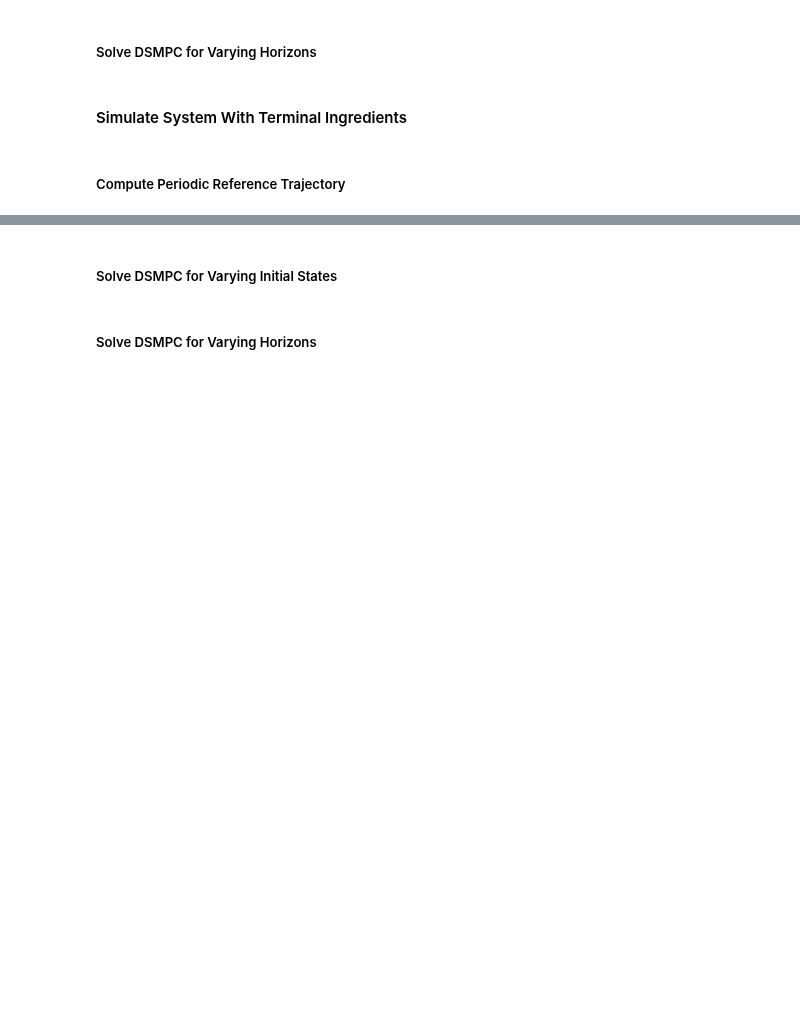
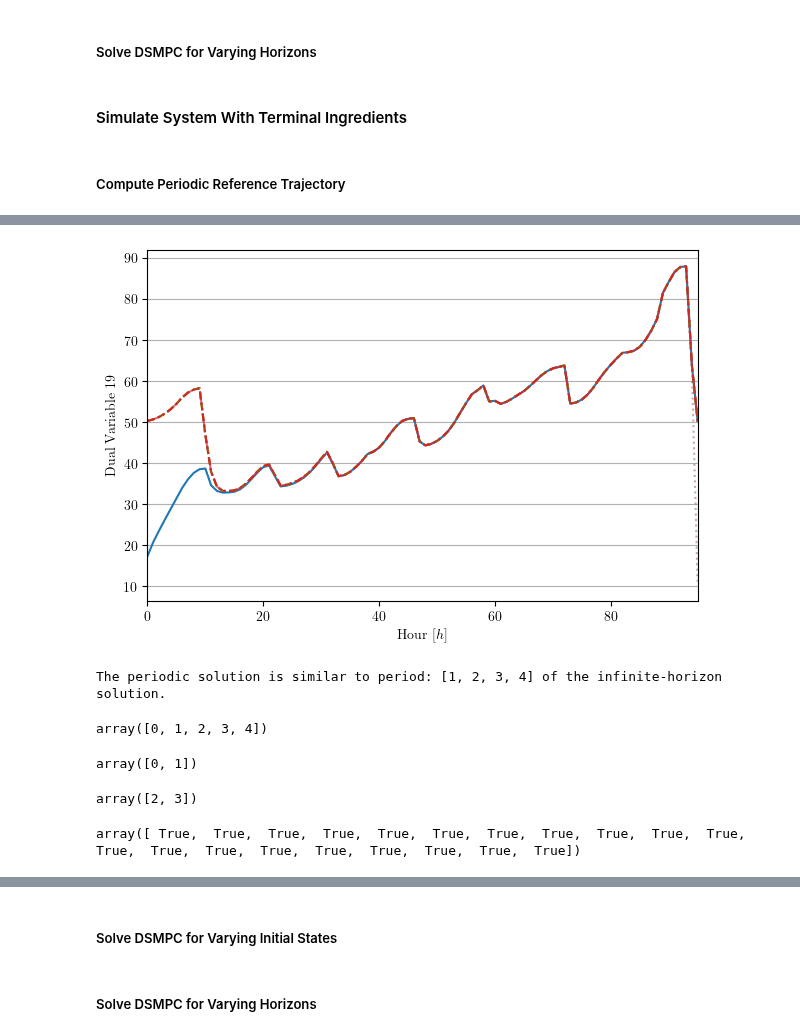
Before and after one commit to Gedlex/time-varying-RHGs, a Jupyter notebook: empc_DSMPC.ipynb, the cells around one changed output, grey strips where cells are left out. Drawn from its saved outputs; the diff is of its cells as text; code cells hidden in the pictures; blank space fills up the shorter version.

```diff
--- a/empc_DSMPC.ipynb
+++ b/empc_DSMPC.ipynb
@@ -77,7 +161,7 @@ for i, xi_0 in enumerate(tqdm(x_0, desc='Trajectories')):
     # Simulate closed-loop system
     for t in tqdm(range(num_steps),desc='     MPC', leave=False):
         # Solve the EMPC problem
-        sol_u, sol_x, error_msg = ctrl.solve(t=t, x_0=x[i,t,:])
+        sol_u, sol_x, error_msg, _ = ctrl.solve(t=t, x_0=x[i,t,:])
         if error_msg != None:
             warnings.warn(error_msg)
             break
@@ -125,7 +209,7 @@ for i, N in enumerate(tqdm(horizon, desc='Horizons')):
     # Simulate closed-loop system
     for t in tqdm(range(num_steps),desc='   MPC', leave=False):
         # Solve the EMPC problem
-        sol_u, sol_x, error_msg = ctrl2.solve(t=t, x_0=x2[i,t,:])
+        sol_u, sol_x, error_msg, _ = ctrl2.solve(t=t, x_0=x2[i,t,:])
         if error_msg != None:
             warnings.warn(error_msg)
             break
@@ -144,19 +228,23 @@ for i, N in enumerate(tqdm(horizon, desc='Horizons')):
 # %% [markdown]
 ##### Compute Periodic Reference Trajectory
 # %%
+# Define period length
+T = 96
+
 # Load parameters and create system with a long horizon
-zeta_max = 40 * np.ones([96,10]); zeta_max[23::24,:] = 1
-params_inf = DSMPCParams(N=96, T=96, zeta_max=zeta_max, zeta_min=-zeta_max)
-sys_inf = LinearSystem(params_inf.sys)
+zeta_max = 40 * np.ones([T,10]); zeta_max[23::24,:] = 1
+params_p = DSMPCParams(N=T, T=T, zeta_max=zeta_max, zeta_min=-zeta_max, verbose=True)
+sys_p = LinearSystem(params_p.sys)
 
 # Initialize controller
-ctrl_inf = EMPC(sys_inf, params_inf.ctrl)
+ctrl_p = EMPC(sys_inf, params_p.ctrl)
 
 # Solve EMPC problem with free initial state
-sol_u, sol_x, error_msg = ctrl_inf.solve(t=0, periodic=True)
+sol_u, sol_x, error_msg, dual_vars_p = ctrl_p.solve(t=0, periodic=True)
 if error_msg != None:
     warnings.warn(error_msg)
 
 # Save trajectory
 x_p = sol_x.T
 u_p = sol_u.T
+dual_vector_p = np.hstack(dual_vars_p[0:ctrl_p.params.N]).T
@@ -162,0 +259,59 @@ u_p = sol_u.T
+# %%
+# Set font style
+plt.rcParams['text.usetex'] = True
+
+# Create time and get state related dual variables
+idx = 19
+time_vector = np.arange(T)
+dual_vector_inf = np.hstack(dual_vars_inf[0:ctrl_inf.params.N]).T
+
+# Create figure
+plt.figure(figsize=(6, 4), layout='constrained')
+
+# Plot x_inf over time
+ls = ['-', '--', '--', '-.', ':', ':']
+alpha = [1, 0.9, 0.8, 0.7, 0.6, 0.5]
+for i in range(6):
+    plt.plot(time_vector, dual_vector_inf[i*T:(i+1)*T,idx].T, ls=ls[i], alpha=alpha[i])
+plt.plot(time_vector, dual_vector_p[:,idx].T, ls='--', color='red', alpha=0.5)
+
+# Add labels and title
+plt.xlabel(r'\rmfamily{Hour} $[h]$')
+plt.ylabel(f'\\rmfamily{{Dual Variable {idx}}}')
+
+# Set limits
+plt.autoscale(enable=True, axis='x', tight=True)
+
+# Set grid
+ax = plt.gca()
+ax.yaxis.grid(True)
+ax.xaxis.grid(False)
+
+# Show plot
+plt.show()
+# %% [output]
+[figure, added]
+# %%
+# Check if dual variables are equal to infinte-horizon solution
+matches = [np.allclose(dual_vector_p, dual_vector_inf[j*T:(j+1)*T,:], atol=5E-3) for j in range(6)]
+indices = [i for i, val in enumerate(matches) if val]
+print(f'The periodic solution is similar to period: {indices} of the infinite-horizon solution.')
+# %% [output]
+The periodic solution is similar to period: [1, 2, 3, 4] of the infinite-horizon solution.
+# %%
+test = np.arange(5)
+test
+# %% [output]
+array([0, 1, 2, 3, 4])
+# %%
+test[0*2:(0+1)*2]
+# %% [output]
+array([0, 1])
+# %%
+test[1*2:(1+1)*2]
+# %% [output]
+array([2, 3])
+# %%
+x_p[-1,:] -x_p[0,:] < 1E-5
+# %% [output]
+array([ True,  True,  True,  True,  True,  True,  True,  True,  True,  True,  True,  True,  True,  True,  True,  True,  True,  True,  True,  True])
```
Also changed, not shown: parts of 20 cells of this notebook, 8 other files.
